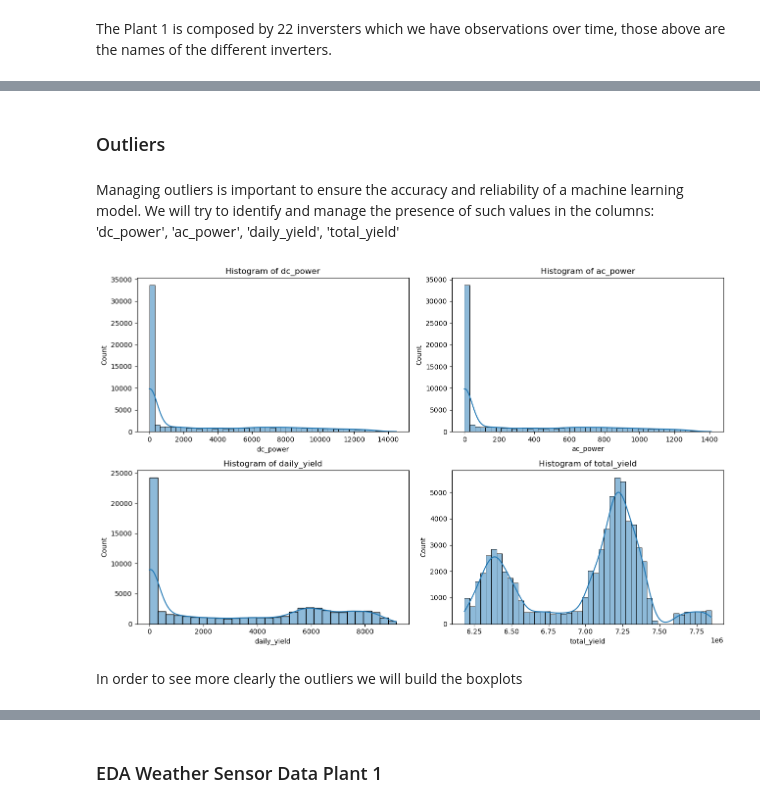
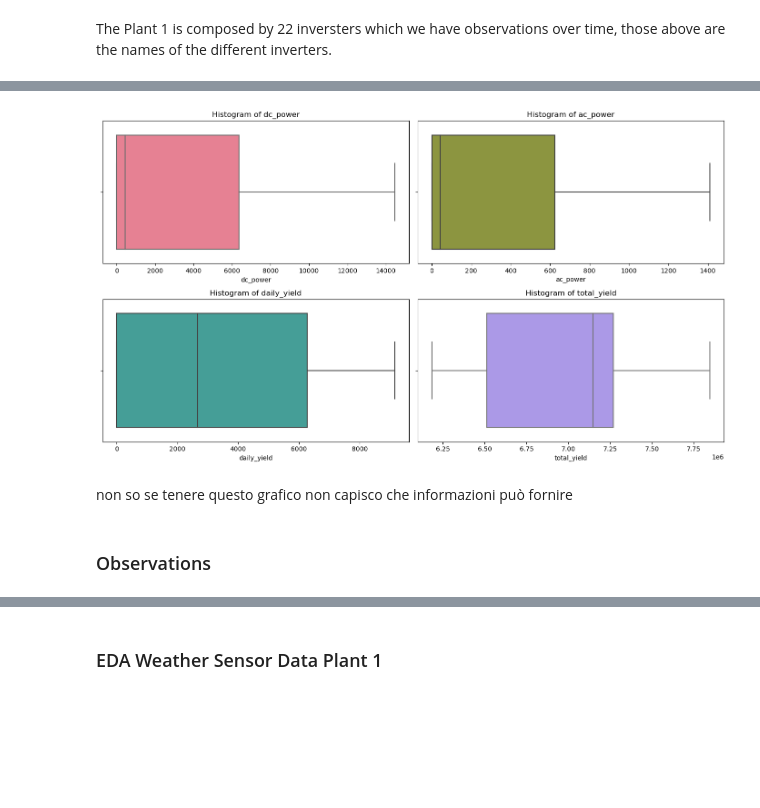
Before and after one commit to Christian-Braga/energy_forecast_ML, a Jupyter notebook: Chris_test_py.ipynb, the cells around one changed output, grey strips where cells are left out. Cells and saved outputs as stored; diff of their text form; code cells hidden in the pictures; blank space fills up the shorter version.

```diff
--- a/Chris_test_py.ipynb
+++ b/Chris_test_py.ipynb
@@ -172,25 +193,17 @@ The Plant 1 is composed by 22 inversters which we have observations over time, t
+# %%
+#box plots of the Plant 1 Generation Data
+fig, axes = plt.subplots(nrows=num_rows, ncols=2, figsize=(14,4 * num_rows))
+axes = axes.flatten()
+colors = sns.color_palette("husl", len(columns_to_check))
+
+for ax, col, color in zip(axes, columns_to_check, colors):
+    sns.boxplot(x=p1_gen_df[col], ax = ax, color= color)
+    ax.set_title(f'Histogram of {col}')
+plt.tight_layout()
+plt.show()
+# %% [output]
+[figure, added]
+# %% [markdown]
+non so se tenere questo grafico non capisco che informazioni può fornire
 # %% [markdown]
-<h3>Outliers</h3>
+<h3>Observations </h3>
-# %% [markdown]
-Managing outliers is important to ensure the accuracy and reliability of a machine learning model. We will try to identify and manage the presence of such values in the columns: 'dc_power', 'ac_power', 'daily_yield', 'total_yield'
-# %%
-#creating the histograms for this columns
-columns_to_check = ['dc_power','ac_power','daily_yield','total_yield']
-
-num_col = len(columns_to_check)
-num_rows = (num_col // 2) + (num_col % 2)
-
-#creating the subplots
-fig, axes = plt.subplots(nrows=num_rows, ncols=2, figsize=(13,4 * num_rows))
-
-axes = axes.flatten()
-
-for ax, col in zip(axes, columns_to_check):
-    sns.histplot(p1_gen_df[col], kde=True, ax=ax)
-    ax.set_title(f'Histogram of {col}')
-plt.tight_layout()
-plt.show()
-# %% [output]
-[figure, removed]
-# %% [markdown]
-In order to see more clearly the outliers we will build the boxplots
```
Also changed, not shown: parts of 16 cells of this notebook.
